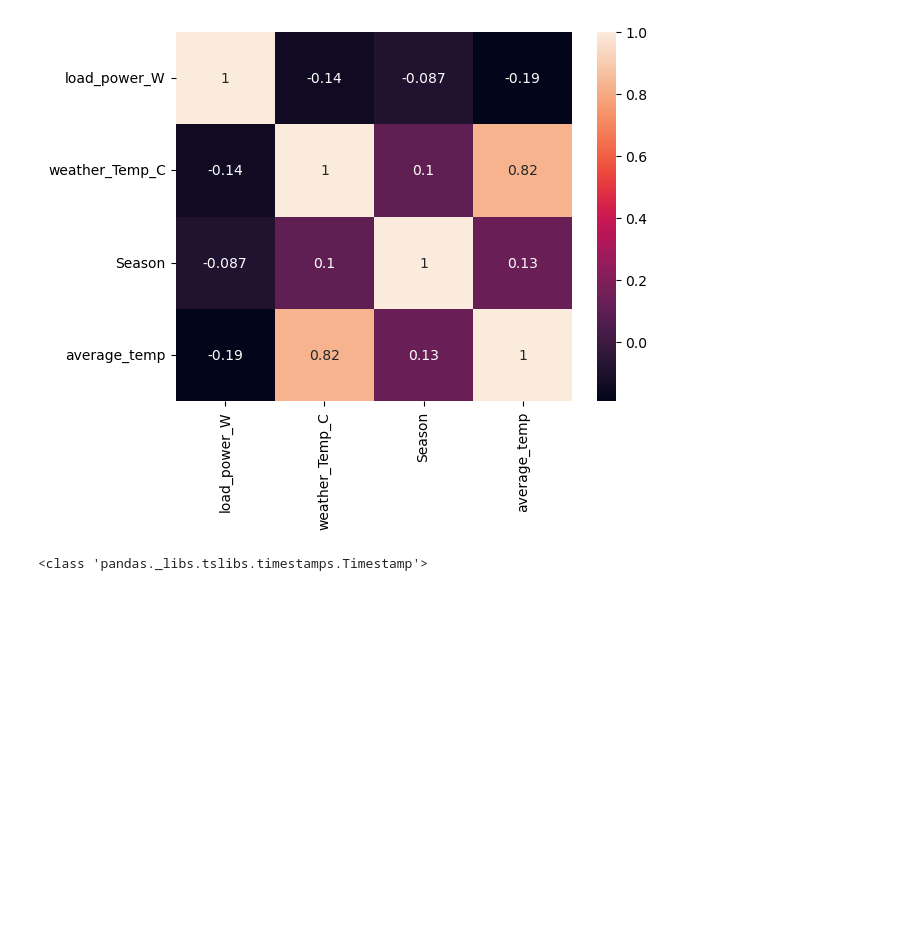
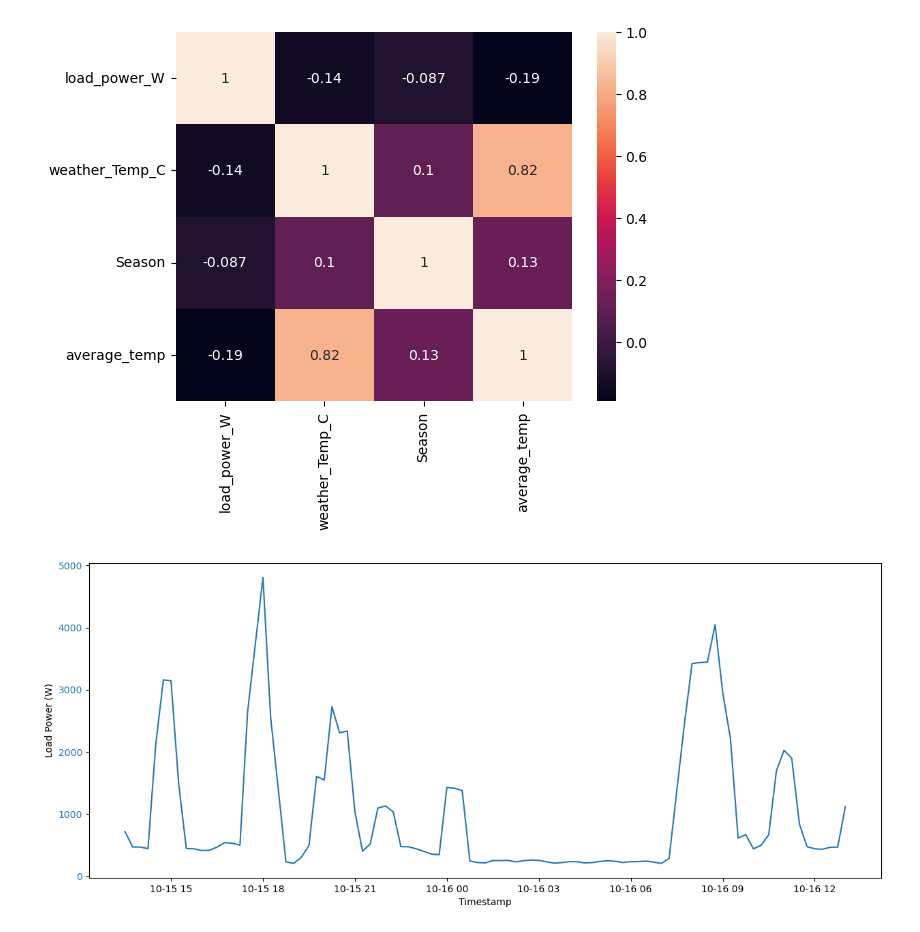
Before and after one commit to jhaworth21/HackSheffield8, a Jupyter notebook: main/notebook.ipynb, the cells around one changed output. Drawn from its saved outputs; the diff is of its cells as text; code cells hidden in the pictures; blank space fills up the shorter version.

```diff
--- a/main/notebook.ipynb
+++ b/main/notebook.ipynb
@@ -153,7 +153,17 @@ sns.heatmap(correlation_matrix, annot=True)
 # %% [output]
 <Axes: >
 [figure]
-# %%
-print(type(df['Date_UTC'][0]))
-# %% [output]
-<class 'pandas._libs.tslibs.timestamps.Timestamp'>
+# %%
+def smoothing_function(column, customer_id, day_num, window_size):
+    df_customer = df[df['customerID'] == customer_id]
+    smoothed_data = df_customer[column].rolling(window=window_size).mean()
+    fig, ax1 = plt.subplots(figsize=(15, 6))
+    color = 'tab:blue'
+    ax1.set_xlabel('Timestamp')
+    ax1.set_ylabel('Load Power (W)')
+    ax1.plot(df_customer['Date_NZDT'][day(day_num)],smoothed_data[day(day_num)], color=color)
+    ax1.tick_params(axis='y', labelcolor=color)
+
+smoothed_data = smoothing_function('load_power_W',850, 1, window_size=3)
+# %% [output]
+[figure, added]
```
Also changed, not shown: parts of 8 cells of this notebook.
